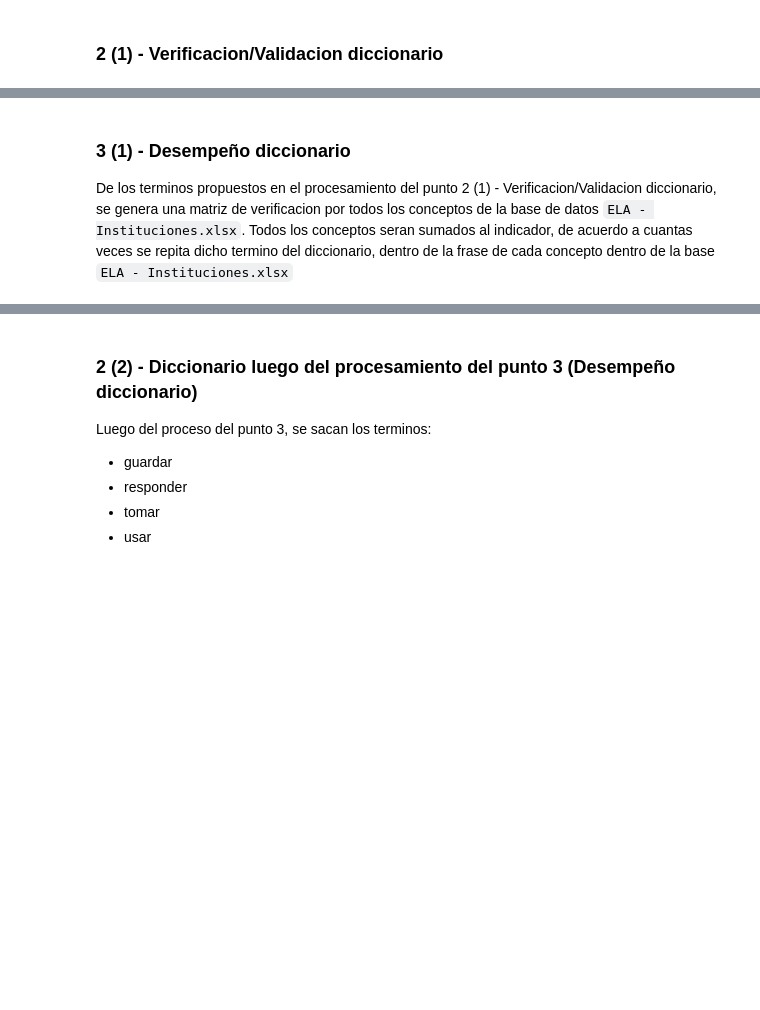
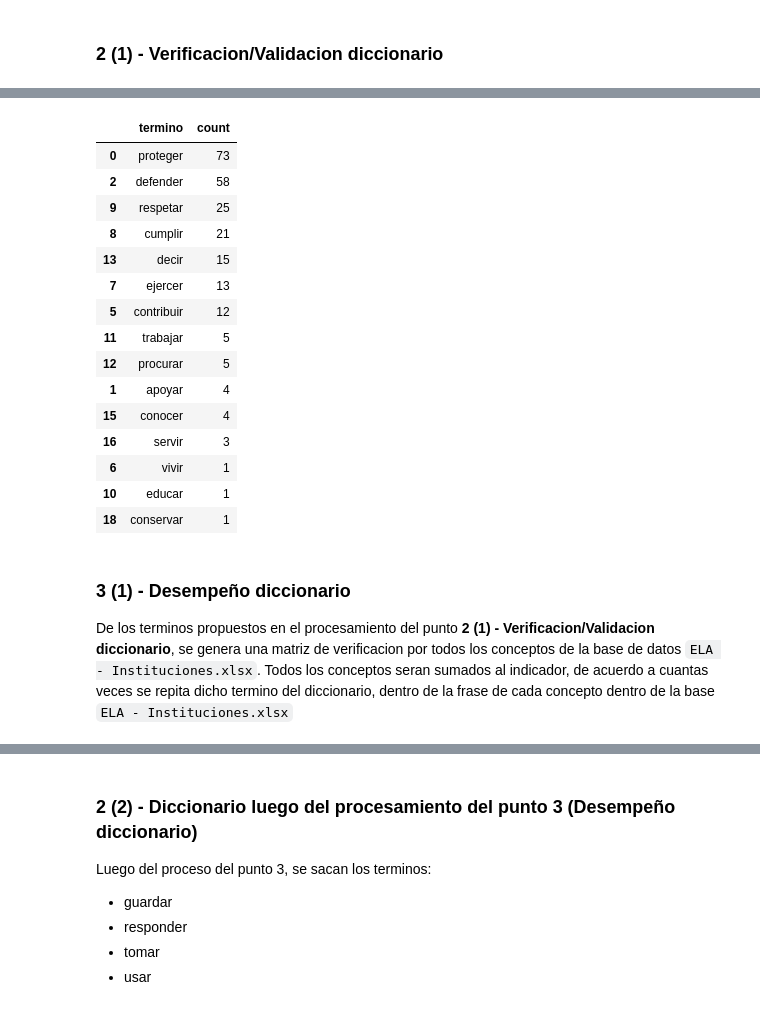
Before and after one commit to napb/PLN_Final, a Jupyter notebook: Tarea3.ipynb, the cells around one changed output, grey strips where cells are left out. Drawn from its saved outputs; the diff is of its cells as text; code cells hidden in the pictures; blank space fills up the shorter version.

````diff
--- a/Tarea3.ipynb
+++ b/Tarea3.ipynb
@@ -36,14 +43,9 @@ def preprocess(df, concept = None, all_less_concept = None):
     institutions = institutions[institutions["categoria"] != all_less_concept]
 
   institutions['fundamento'] = institutions['fundamento'].str.lower()
-  #institutions['fundamento'] = institutions['fundamento'].apply(lambda x: re.sub("[0-9]", '', x))
   institutions['fundamento'] = institutions['fundamento'].str.translate(str.maketrans(' ', ' ', string.punctuation))
   institutions['fundamento'] = institutions['fundamento'].str.strip()
   institutions['fundamento'] = institutions['fundamento'].str.replace('\n', ' ')
-  institutions['fundamento'] = institutions['fundamento'].str.replace('  ', ' ')
-  institutions['fundamento'] = institutions['fundamento'].str.replace('   ', ' ')
-  institutions['fundamento'] = institutions['fundamento'].str.replace('    ', ' ')
-  institutions['fundamento'] = institutions['fundamento'].str.replace('     ', ' ')
 
   institutions = institutions[[len(str(x).split()) > 2 for x in institutions.fundamento]]
   return institutions.reset_index(drop=True)
@@ -136,7 +121,26 @@ df_concept_ffaa
+# %%
+df_concept_ffaa.sort_values(by = ["count"], ascending = False)
+# %% [output]
+|  | termino | count |
+| 0 | proteger | 73 |
+| 2 | defender | 58 |
+| 9 | respetar | 25 |
+| 8 | cumplir | 21 |
+| 13 | decir | 15 |
+| 7 | ejercer | 13 |
+| 5 | contribuir | 12 |
+| 11 | trabajar | 5 |
+| 12 | procurar | 5 |
+| 1 | apoyar | 4 |
+| 15 | conocer | 4 |
+| 16 | servir | 3 |
+| 6 | vivir | 1 |
+| 10 | educar | 1 |
+| 18 | conservar | 1 |
 # %% [markdown]
 ### 3 (1) - Desempeño diccionario
 
-De los terminos propuestos en el procesamiento del punto 2 (1) - Verificacion/Validacion diccionario, se genera una matriz de verificacion por todos los conceptos de la base de datos ```ELA - Instituciones.xlsx```. Todos los conceptos seran sumados al indicador, de acuerdo a cuantas veces se repita dicho termino del diccionario, dentro de la frase de cada concepto dentro de la base ```ELA - Instituciones.xlsx```
+De los terminos propuestos en el procesamiento del punto **2 (1) - Verificacion/Validacion diccionario**, se genera una matriz de verificacion por todos los conceptos de la base de datos ```ELA - Instituciones.xlsx```. Todos los conceptos seran sumados al indicador, de acuerdo a cuantas veces se repita dicho termino del diccionario, dentro de la frase de cada concepto dentro de la base ```ELA - Instituciones.xlsx```
 # %%
 df_dummy_categories_ffaa = pd.get_dummies(df_concept_ffaa.groupby(by = ['termino']).count().reset_index()['termino'])
 df_dummy_categories_ffaa = df_dummy_categories_ffaa[0:0]
````
Also changed, not shown: parts of 14 cells of this notebook.
